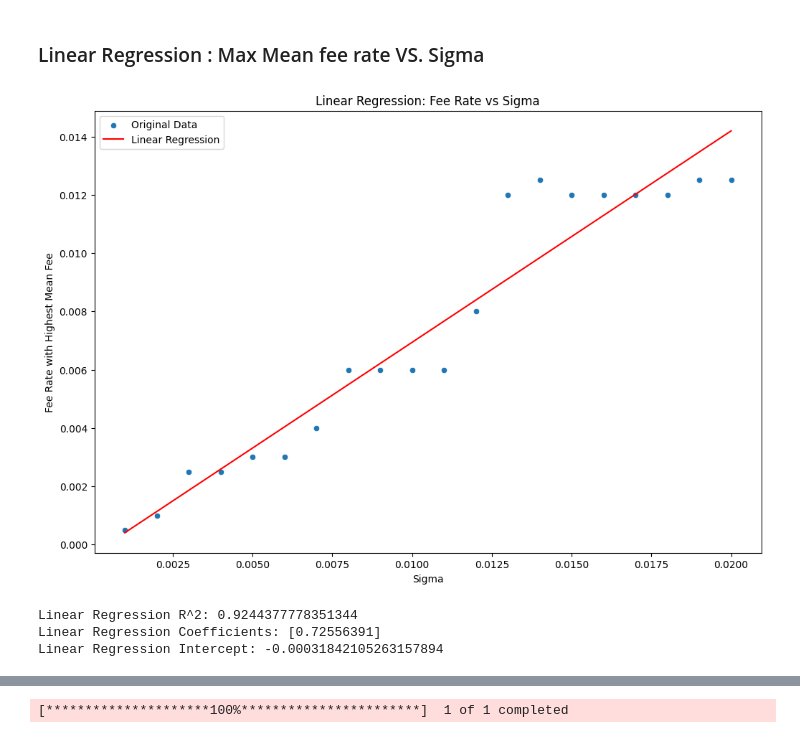
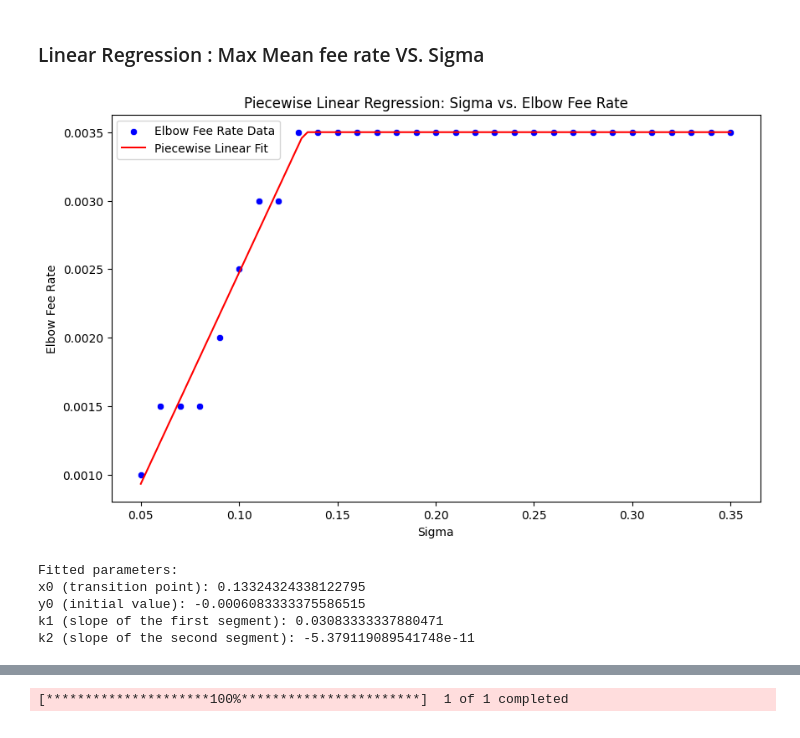
Before and after one commit to WillInvest/Dynamic_AMM, a Jupyter notebook: exp/dummy_display.ipynb, the cells around one changed output, grey strips where cells are left out. Drawn from its saved outputs; the diff is of its cells as text; code cells hidden in the pictures.

Commit message:
initial

```diff
--- a/exp/dummy_display.ipynb
+++ b/exp/dummy_display.ipynb
@@ -9,7 +9,7 @@ display(HTML("<style>.jp-InputArea { display: None !important; }</style>"))
 import numpy as np
 import pandas as pd
 
-file_path = '/home/shiftpub/AMM-Python/results/dummy_results/bitcoin_simulation_result_second.csv'
+file_path = '/home/shiftpub/AMM-Python/results/dummy_results/sp500_simulation_result_second.csv'
 results = pd.read_csv(file_path)
 unique_fee_rate = results['fee_rate'].unique()
 # %% [markdown]
@@ -283,62 +165,73 @@ plt.show()
 # %%
 import numpy as np
 import pandas as pd
+from scipy.optimize import curve_fit
 import matplotlib.pyplot as plt
 import seaborn as sns
-from sklearn.linear_model import LinearRegression
-from sklearn.metrics import r2_score
 
 # List to store sigma and corresponding fee_rate with highest mean fee
 sigma_values = []
 max_fee_rates = []
 
 # Loop through each sigma
 for sigma in unique_sigma:
     df = results[results['sigma'] == sigma].copy()  # Filter the dataframe for current sigma
 
     # Calculate the fee_rate with the highest mean fee for this sigma
     max_fee_rate = df.groupby('fee_rate')['fee'].mean().idxmax()
 
     # Store the sigma and the corresponding max fee_rate
     sigma_values.append(sigma)
     max_fee_rates.append(max_fee_rate)
 
 # Prepare the data (assuming you already have sigma_values and max_fee_rates lists)
 plot_data = pd.DataFrame({'sigma': sigma_values, 'max_fee_rate': max_fee_rates})
 
 # Features and target
 X = plot_data[['sigma']]  # Independent variable
 y = plot_data['max_fee_rate']  # Dependent variable
 
-# Initialize and fit the linear model
-linear_model = LinearRegression()
-linear_model.fit(X, y)
+# Define a piecewise function
+def piecewise_linear(x, x0, y0, k1, k2):
+    return np.where(x < x0, k1 * x + y0, k2 * (x - x0) + (k1 * x0 + y0))
 
-# Make predictions
-y_pred_linear = linear_model.predict(X)
+# Fit the piecewise model
+x_data = plot_data['sigma'].values
+y_data = plot_data['elbow_fee_rate'].values
 
-# Plot the original data
-plt.figure(figsize=(12, 8))
-sns.scatterplot(x='sigma', y='max_fee_rate', data=plot_data, label='Original Data')
+# Initial guess for parameters: (x0, y0, k1, k2)
+initial_guess = [0.1, 0.001, 0.01, 0]
 
-# Plot Linear Regression line
-plt.plot(plot_data['sigma'], y_pred_linear, label='Linear Regression', color='red')
+# Fit the model using curve_fit
+params, _ = curve_fit(piecewise_linear, x_data, y_data, p0=initial_guess)
 
-# Set labels and title
+# Extract the parameters
+x0, y0, k1, k2 = params
+
+# Generate predictions
+x_fit = np.linspace(min(x_data), max(x_data), 100)
+y_fit = piecewise_linear(x_fit, *params)
+
+# Plot the data and the fitted model
+plt.figure(figsize=(10, 6))
+sns.scatterplot(x='sigma', y='elbow_fee_rate', data=plot_data, color='blue', label='Elbow Fee Rate Data')
+plt.plot(x_fit, y_fit, color='red', label='Piecewise Linear Fit')
 plt.xlabel('Sigma')
-plt.ylabel('Fee Rate with Highest Mean Fee')
-plt.title('Linear Regression: Fee Rate vs Sigma')
+plt.ylabel('Elbow Fee Rate')
+plt.title('Piecewise Linear Regression: Sigma vs. Elbow Fee Rate')
 plt.legend()
-
-# Show the plot
 plt.show()
 
-# Print performance metrics
-print("Linear Regression R^2:", r2_score(y, y_pred_linear))
-print("Linear Regression Coefficients:", linear_model.coef_)
-print("Linear Regression Intercept:", linear_model.intercept_)
+# Print the fitted parameters
+print("Fitted parameters:")
+print(f"x0 (transition point): {x0}")
+print(f"y0 (initial value): {y0}")
+print(f"k1 (slope of the first segment): {k1}")
+print(f"k2 (slope of the second segment): {k2}")
 # %% [output]
-[figure, old version]
+[figure, new version]
-Linear Regression R^2: 0.9244377778351344
-Linear Regression Coefficients: [0.72556391]
-Linear Regression Intercept: -0.00031842105263157894
+Fitted parameters:
+x0 (transition point): 0.13324324338122795
+y0 (initial value): -0.0006083333375586515
+k1 (slope of the first segment): 0.03083333337880471
+k2 (slope of the second segment): -5.379119089541748e-11
```
Also changed, not shown: parts of 25 cells of this notebook, 9 other files.
